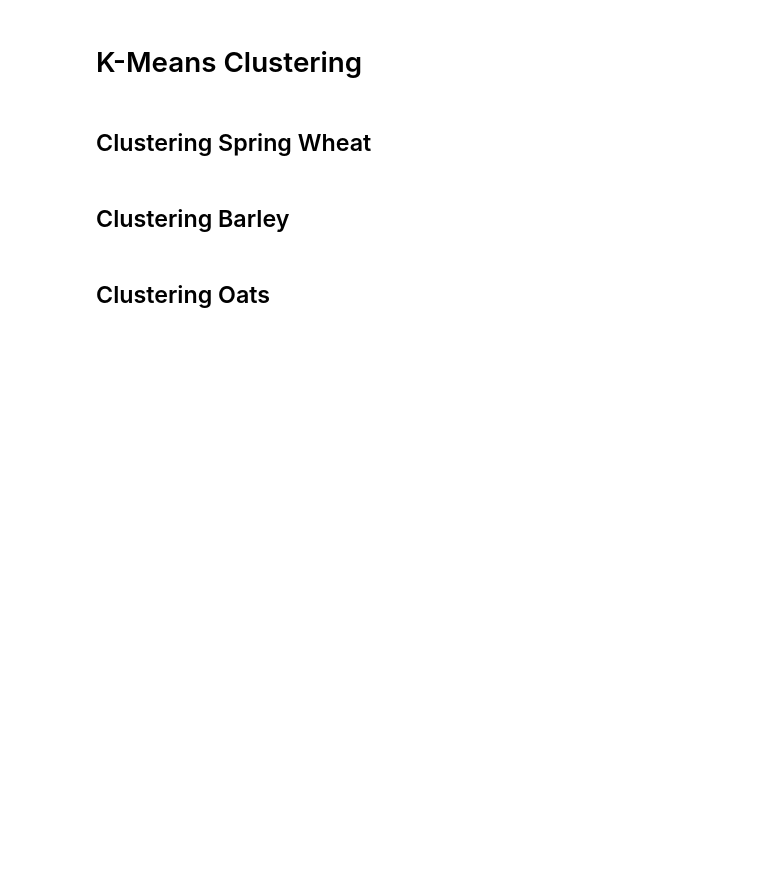
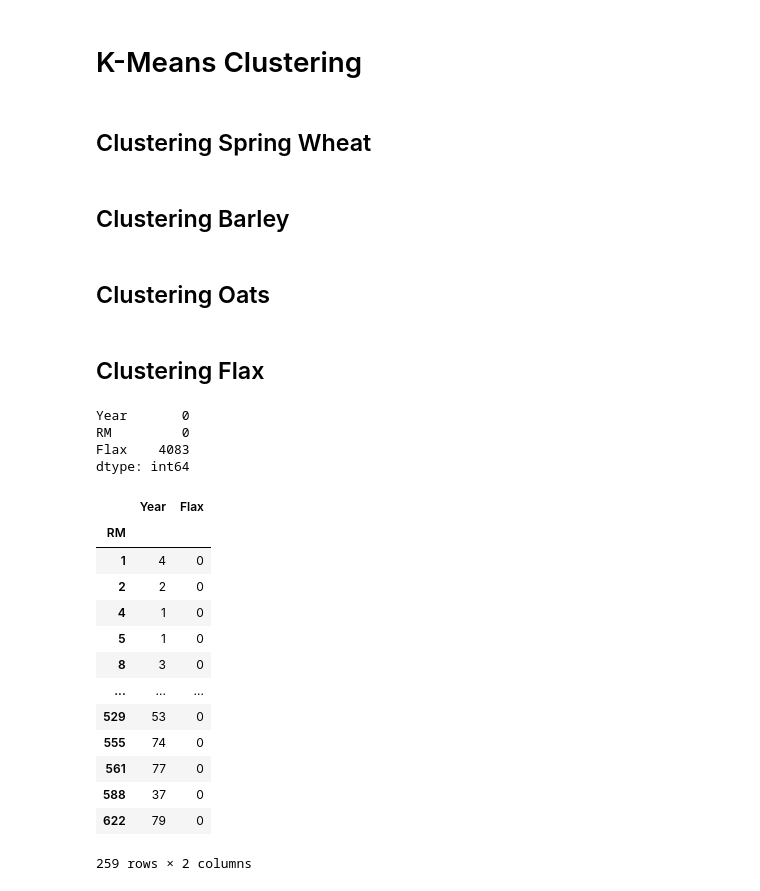
Before and after one commit to sherill2019/Palette_Assignment, a Jupyter notebook: Project/Project2.ipynb, the cells around one changed output. Saved outputs shown, nothing was run; the diff lists cells and outputs as text; code cells hidden in the pictures; blank space fills up the shorter version.

```diff
--- a/Project/Project2.ipynb
+++ b/Project/Project2.ipynb
@@ -319,2 +386,4 @@ df_ms.replace(to_replace={
 # %%
 showClusterMap(3,'Oats')
+# %% [markdown]
+## Clustering Flax
@@ -320,0 +392,24 @@ showClusterMap(3,'Oats')
+# %%
+new_df.isna().sum()
+# %% [output]
+Year       0
+RM         0
+Flax    4083
+dtype: int64
+# %%
+new_df[new_df['Flax'].isna()].groupby('RM').count()
+# %% [output]
+|  | Year | Flax |
+| RM |  |  |
+| 1 | 4 | 0 |
+| 2 | 2 | 0 |
+| 4 | 1 | 0 |
+| 5 | 1 | 0 |
+| 8 | 3 | 0 |
+| ... | ... | ... |
+| 529 | 53 | 0 |
+| 555 | 74 | 0 |
+| 561 | 77 | 0 |
+| 588 | 37 | 0 |
+| 622 | 79 | 0 |
+259 rows × 2 columns
```
Also changed, not shown: parts of 33 cells of this notebook.
